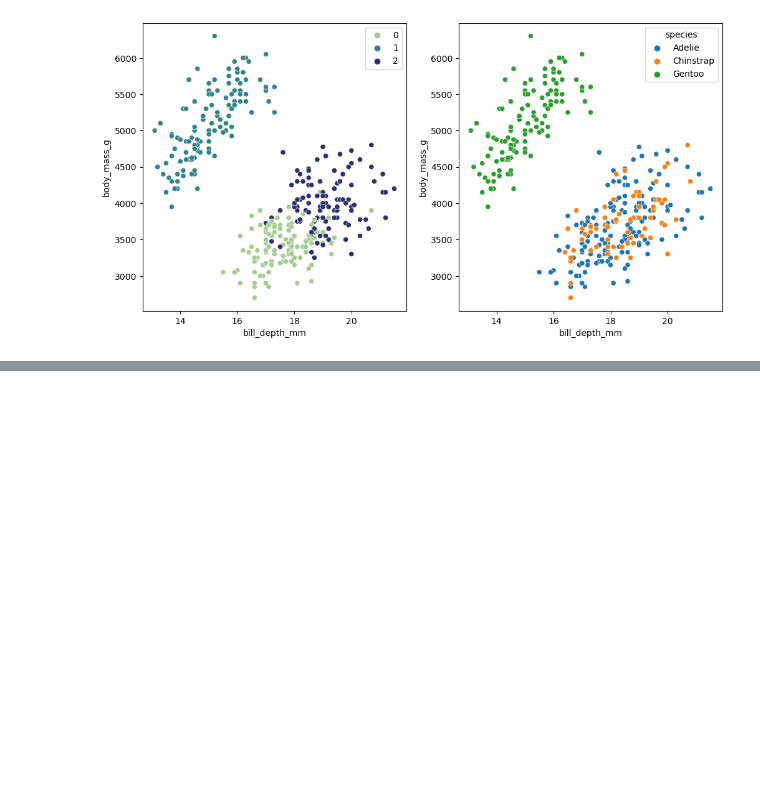
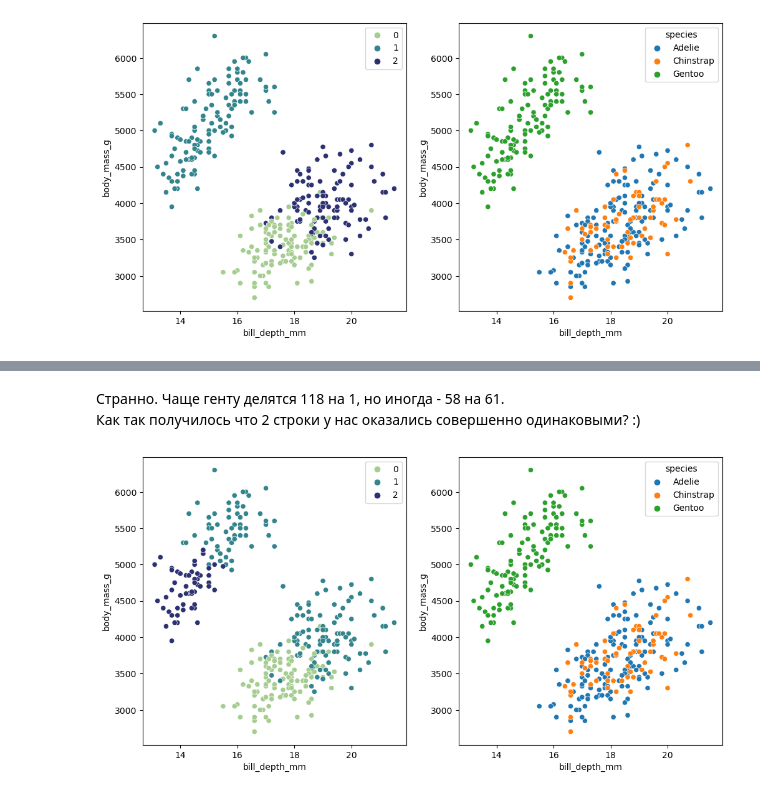
Before and after one commit to gbrs/ml_experiments, a Jupyter notebook: Probe.ipynb, the cells around one changed output, grey strips where cells are left out. Saved outputs shown, nothing was run; the diff lists cells and outputs as text; code cells hidden in the pictures; blank space fills up the shorter version.

Commit message:
experiment with gaussian mixture

```diff
--- a/Probe.ipynb
+++ b/Probe.ipynb
@@ -390,0 +395,4 @@ sns.scatterplot(X, x='bill_depth_mm', y='body_mass_g', hue=y);
+# %%
+gauss_mix = GaussianMixture(n_components=3, covariance_type='full')
+# %%
+gauss_mix.fit(Xs)
@@ -390,0 +424,7 @@ sns.scatterplot(X, x='bill_depth_mm', y='body_mass_g', hue=y);
+# %%
+gauss_mix = GaussianMixture(n_components=3, covariance_type='full').fit(Xs)
+y_pred = gauss_mix.predict(Xs)
+pairs = pd.DataFrame(np.vstack((y, y_pred)), index=['y', 'y_pred']).T
+counter = np.ones(333)
+pairs['counter'] = counter
+pairs.pivot_table(index='y_pred', columns='y', aggfunc='count')
@@ -390,0 +438,11 @@ sns.scatterplot(X, x='bill_depth_mm', y='body_mass_g', hue=y);
+# %% [markdown]
+Странно. Чаще генту делятся 118 на 1, но иногда - 58 на 61.
+Как так получилось что 2 строки у нас оказались совершенно одинаковыми? :)
+# %%
+plt.figure(figsize=(12, 6))
+plt.subplot(1, 2, 1)
+sns.scatterplot(data=X, x='bill_depth_mm', y='body_mass_g', hue=y_pred, palette='crest');
+plt.subplot(1, 2, 2)
+sns.scatterplot(data=X, x='bill_depth_mm', y='body_mass_g', hue=y);
+# %% [output]
+[figure, added]
```
Also changed, not shown: parts of 13 cells of this notebook.
